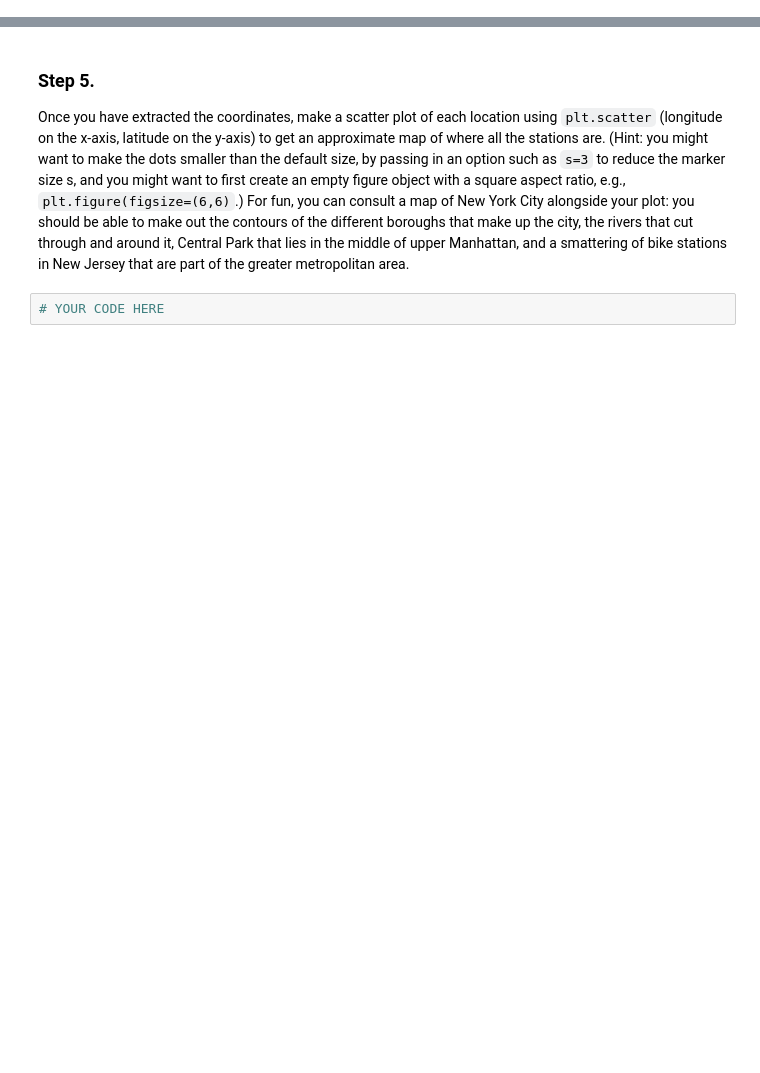
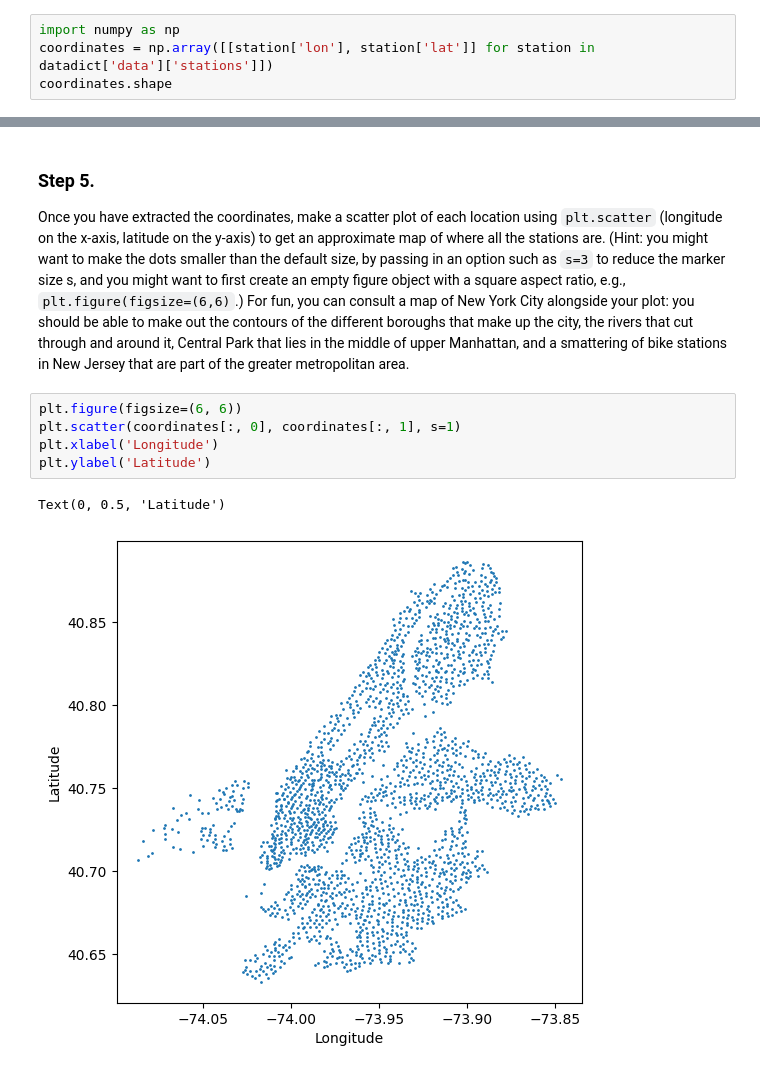
Before and after one commit to brownieboi3128/CIS_340, a Jupyter notebook: 3/3.11/demo/Demo3.11_ReadURL.ipynb, the cells around one changed output, grey strips where cells are left out. Drawn from its saved outputs; the diff is of its cells as text; blank space fills up the shorter version.

````diff
--- a/3/3.11/demo/Demo3.11_ReadURL.ipynb
+++ b/3/3.11/demo/Demo3.11_ReadURL.ipynb
@@ -102,0 +178,4 @@ After importing numpy, the remaining set of steps above can be done in one line,
+# %%
+import numpy as np
+coordinates = np.array([[station['lon'], station['lat']] for station in datadict['data']['stations']])
+coordinates.shape
@@ -105,5 +186,11 @@ After importing numpy, the remaining set of steps above can be done in one line,
 
 Once you have extracted the coordinates, make a scatter plot of each location using ```plt.scatter``` (longitude on the x-axis, latitude on the y-axis) to get an approximate map of where all the stations are.  (Hint: you might want to make the dots smaller than the default size, by passing in an option such as ```s=3``` to reduce the marker size s, and you might want to first create an empty figure object with a square aspect ratio, e.g., ```plt.figure(figsize=(6,6)```.)  For fun, you can consult a map of New York City alongside your plot: you should be able to make out the contours of the different boroughs that make up the city, the rivers that cut through and around it, Central Park that lies in the middle of upper Manhattan, and a smattering of bike stations in New Jersey that are part of the greater
 metropolitan area.
-# %%
-# YOUR CODE HERE
+# %%
+plt.figure(figsize=(6, 6))
+plt.scatter(coordinates[:, 0], coordinates[:, 1], s=1)
+plt.xlabel('Longitude')
+plt.ylabel('Latitude')
+# %% [output]
+Text(0, 0.5, 'Latitude')
+[figure, added]
````
Also changed, not shown: parts of 10 cells of this notebook, 1 other file.
